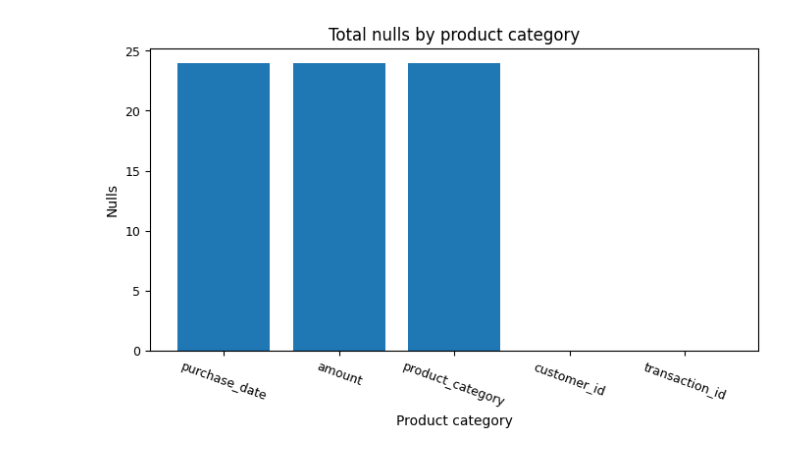
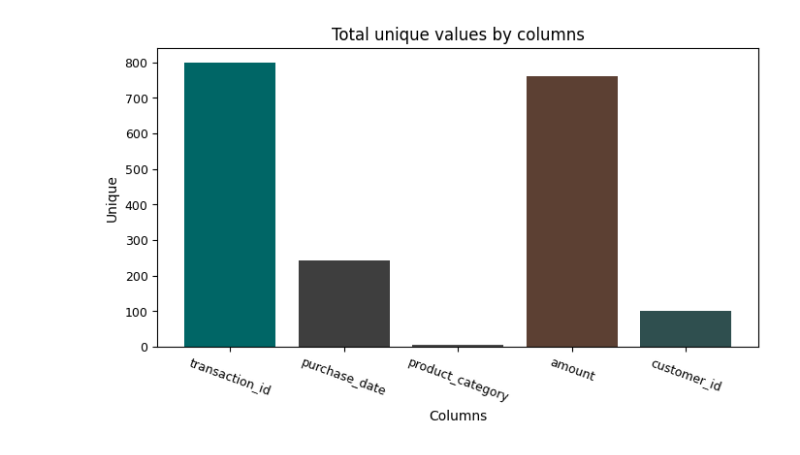
Before and after one commit to 317745/ETL_LAB-6, a Jupyter notebook: EDA.ipynb, the cells around one changed output. Drawn from its saved outputs; the diff is of its cells as text; code cells hidden in the pictures.

```diff
--- a/EDA.ipynb
+++ b/EDA.ipynb
@@ -48,15 +48,14 @@ readCsvRes = readCsvDf('data', 'retail_data.csv')
 
 df = readCsvRes['data'].copy()
 
-df.columns = ['customer_id', 'purchase_date', 'product_category', 'amount', 'transaction_id']
+df = df.drop_duplicates()
+
+df.columns = ['transaction_id', 'purchase_date', 'product_category', 'amount', 'customer_id']
 
 dfDescription = df.describe(include = 'all')
 
 dfDescription.to_excel('data/tables/describeDf.xlsx', sheet_name='si', engine= 'openpyxl')
 
 dfInfo = df.info()
-
-df.count()
-df.nunique()
 # %% [output]
 <class 'pandas.core.frame.DataFrame'>
@@ -80,7 +73,16 @@ dtype: int64
 # %%
 df['purchase_date'] = pd.to_datetime(df['purchase_date'], format = "%Y-%m-%d")
 
+'''df['group_id'] = (
+    df.groupby(['customer_id', 'purchase_date']).ngroup()
+)
 
-dfNulls = df.isna().sum().reset_index()
-dfNulls.columns = ['Columns', 'Nulls']
-dfNulls = dfNulls.sort_values(by=['Nulls'], ascending=False)
+mask = df.duplicated(subset=['purchase_date', 'customer_id'], keep=False)
+
+df['group_id'] = np.where(mask,
+    df.groupby(['customer_id', 'purchase_date']).ngroup(),
+    np.nan)
+
+df.loc[df['group_id'].notna(), 'transaction_id'] = df.loc[df['group_id'].notna(), 'group_id']
+
+df = df.drop('group_id', axis=1)'''
@@ -86,0 +103,4 @@ dfNulls = dfNulls.sort_values(by=['Nulls'], ascending=False)
+# %%
+dfUniqueValues = df.nunique().reset_index()
+dfUniqueValues.columns = ['Column', 'Unique values']
+dfUniqueValues
@@ -87,11 +114,13 @@ dfNulls = dfNulls.sort_values(by=['Nulls'], ascending=False)
 # %%
 fig, ax = plt.subplots(figsize=(8, 4))
-ax.bar(dfNulls['Columns'], dfNulls['Nulls'])
-ax.set_xlabel('Product category')
-ax.set_ylabel('Nulls')
-ax.set_title('Total nulls by product category')
+ax.bar(dfUniqueValues['Column'], dfUniqueValues['Unique values'],
+    color = ['#006666', '#3E3E3E', '#4B4B4B', '#5C4033', '#2F4F4F']
+)
+ax.set_xlabel('Columns')
+ax.set_ylabel('Unique')
+ax.set_title('Total unique values by columns')
 plt.xticks(fontsize = 9, rotation = -20)
 plt.yticks(fontsize = 9, rotation = 0)
 plt.show()
 # %% [output]
-[figure, old version]
+[figure, new version]
```
Also changed, not shown: parts of 10 cells of this notebook, 6 other files.
